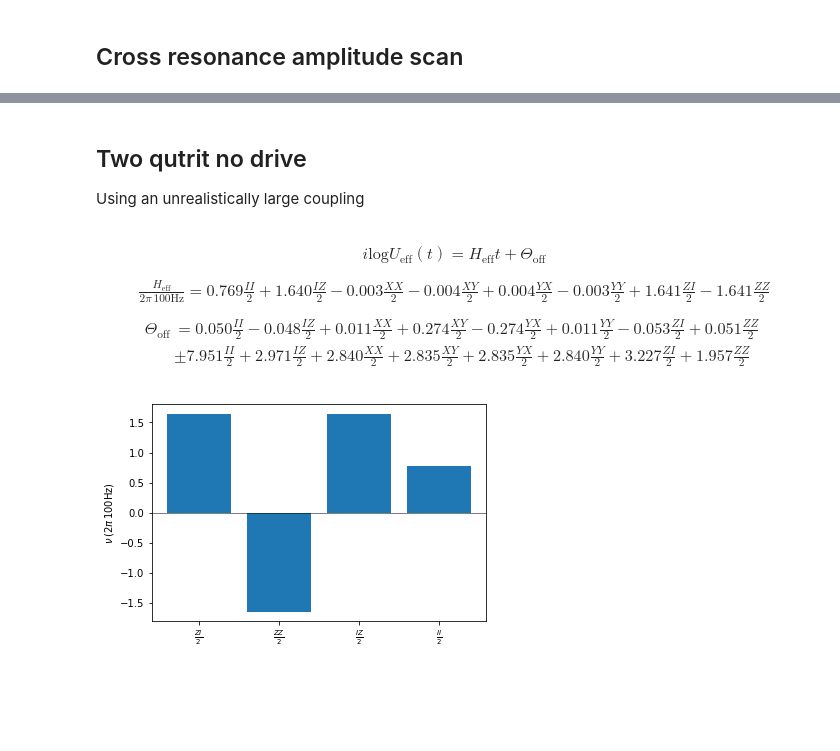
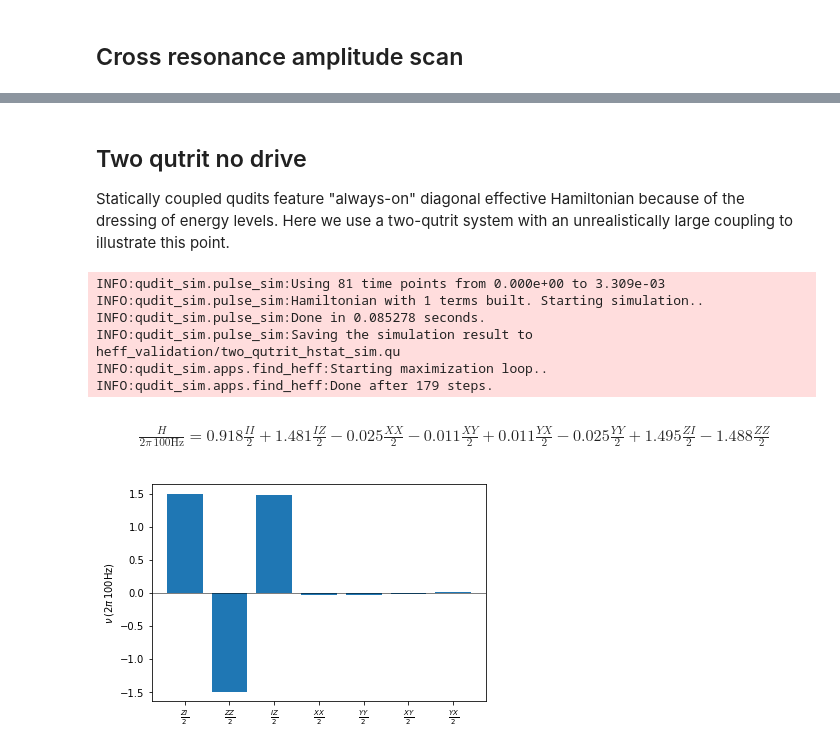
Before and after one commit to UTokyo-ICEPP/qudit-sim, a Jupyter notebook: examples/validation/heff.ipynb, the cells around one changed output, grey strips where cells are left out. Drawn from its saved outputs; the diff is of its cells as text; code cells hidden in the pictures; blank space fills up the shorter version.

```diff
--- a/examples/validation/heff.ipynb
+++ b/examples/validation/heff.ipynb
@@ -184,7 +181,8 @@ qudit_sim.analysis.print_amplitude_scan(coefficients, amp_scale, compo_scale)
 # %% [markdown]
 ## Two qutrit no drive
 
-Using an unrealistically large coupling
+Statically coupled qudits feature "always-on" diagonal effective Hamiltonian because of the dressing of energy levels.
+Here we use a two-qutrit system with an unrealistically large coupling to illustrate this point.
 # %%
 hgen = qudit_sim.HamiltonianBuilder(3)
 hgen.add_qudit(qubit_frequency=100000., anharmonicity=-8000., drive_amplitude=6000., qudit_id='q0')
@@ -196,9 +191,19 @@ components = qudit_sim.find_heff(sim_result, save_result_to='heff_validation/two
+# %%
+# Pass a null tuple to qudit, frequency, and amplitude to run a no-drive Heff analysis
+components = qudit_sim.apps.find_heff(hgen, qudit=tuple(), frequency=tuple(), amplitude=tuple(), cycles=10, save_result_to='heff_validation/two_qutrit_hstat', log_level=logging.INFO)
+# %% [output]
+INFO:qudit_sim.pulse_sim:Using 81 time points from 0.000e+00 to 3.309e-03
+INFO:qudit_sim.pulse_sim:Hamiltonian with 1 terms built. Starting simulation..
+INFO:qudit_sim.pulse_sim:Done in 0.085278 seconds.
+INFO:qudit_sim.pulse_sim:Saving the simulation result to heff_validation/two_qutrit_hstat_sim.qu
+INFO:qudit_sim.apps.find_heff:Starting maximization loop..
+INFO:qudit_sim.apps.find_heff:Done after 179 steps.
 # %%
-qudit_sim.analysis.print_heff_fit_result(components)
+qudit_sim.analysis.print_components(components)
 # %% [output]
-\begin{split} i \mathrm{log} U_{\mathrm{eff}}(t) = H_{\mathrm{eff}} t + \Theta_{\mathrm{off}} \end{split} \begin{split} \frac{H_{\mathrm{eff}}}{2\pi\,\mathrm{100Hz}} = 0.769\frac{II}{2} + 1.640\frac{IZ}{2} - 0.003\frac{XX}{2} - 0.004\frac{XY}{2} + 0.004\frac{YX}{2} - 0.003\frac{YY}{2} + 1.641\frac{ZI}{2} - 1.641\frac{ZZ}{2} \end{split} \begin{split} \Theta_{\mathrm{off}} & = 0.050\frac{II}{2} - 0.048\frac{IZ}{2} + 0.011\frac{XX}{2} + 0.274\frac{XY}{2} - 0.274\frac{YX}{2} + 0.011\frac{YY}{2} - 0.053\frac{ZI}{2} + 0.051\frac{ZZ}{2} \\ & \pm 7.951\frac{II}{2} + 2.971\frac{IZ}{2} + 2.840\frac{XX}{2} + 2.835\frac{XY}{2} + 2.835\frac{YX}{2} + 2.840\frac{YY}{2} + 3.227\frac{ZI}{2} + 1.957\frac{ZZ}{2} \end{split}
+\begin{split} \frac{H}{2\pi\,\mathrm{100Hz}} = 0.918\frac{II}{2} + 1.481\frac{IZ}{2} - 0.025\frac{XX}{2} - 0.011\frac{XY}{2} + 0.011\frac{YX}{2} - 0.025\frac{YY}{2} + 1.495\frac{ZI}{2} - 1.488\frac{ZZ}{2} \end{split}
 # %%
-qudit_sim.analysis.plot_components(components[0]);
+qudit_sim.analysis.plot_components(components);
 # %% [output]
-[figure, old version]
+[figure, new version]
 # %%
```
Also changed, not shown: parts of 34 cells of this notebook, 10 other files.
